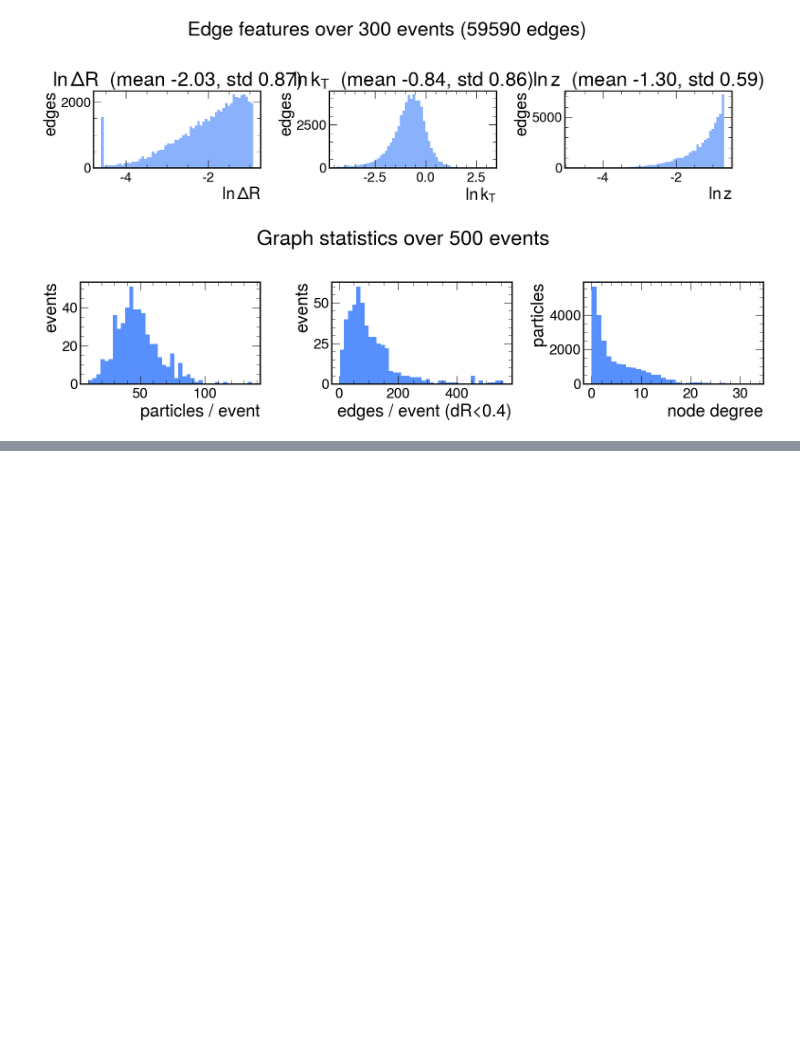
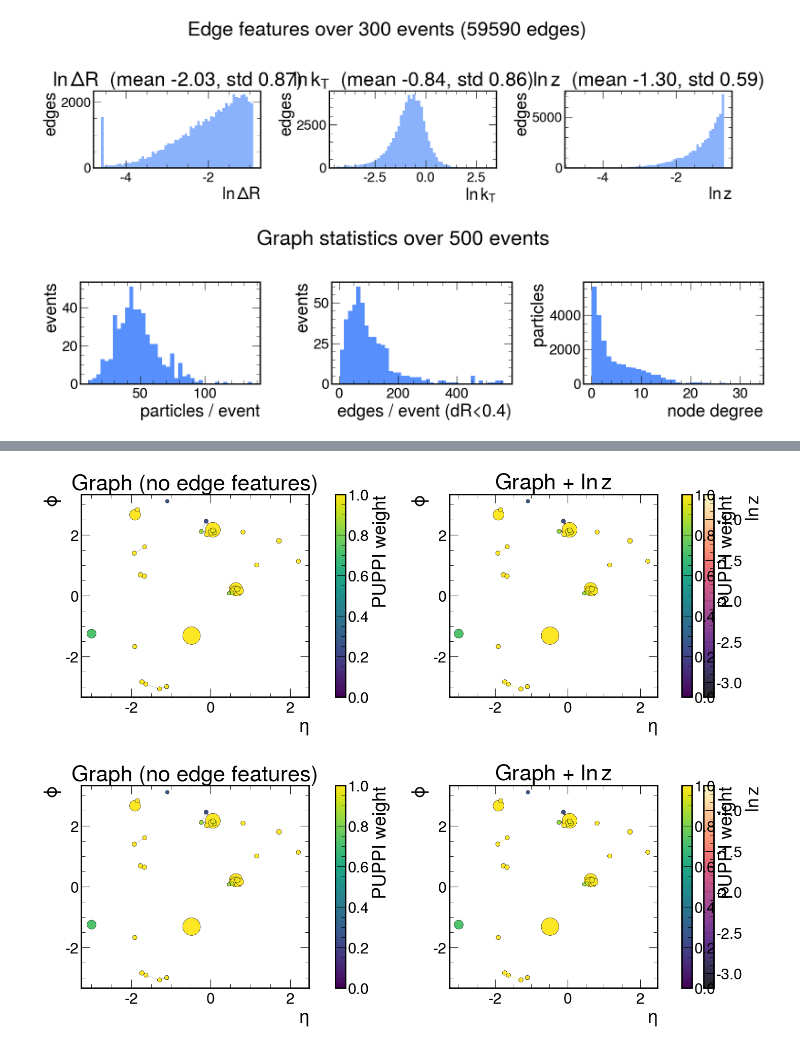
Before and after one commit to senadurgut/L1DeepMETv2, a Jupyter notebook: notebooks/viz_graphs.ipynb, the cells around one changed output, grey strips where cells are left out. Saved outputs shown, nothing was run; the diff lists cells and outputs as text; code cells hidden in the pictures; blank space fills up the shorter version.

```diff
--- a/notebooks/viz_graphs.ipynb
+++ b/notebooks/viz_graphs.ipynb
@@ -21,0 +36,5 @@ vg.plot_graph_stats(ds, n_events=500)                # nodes, edges, degree dist
+# %%
+vg.plot_event_comparison(evt2, edge_color="ln_z")     # side-by-side
+# %% [output]
+[figure, added]
+[figure, added]
```
Also changed, not shown: parts of 5 cells of this notebook, 17 other files.
